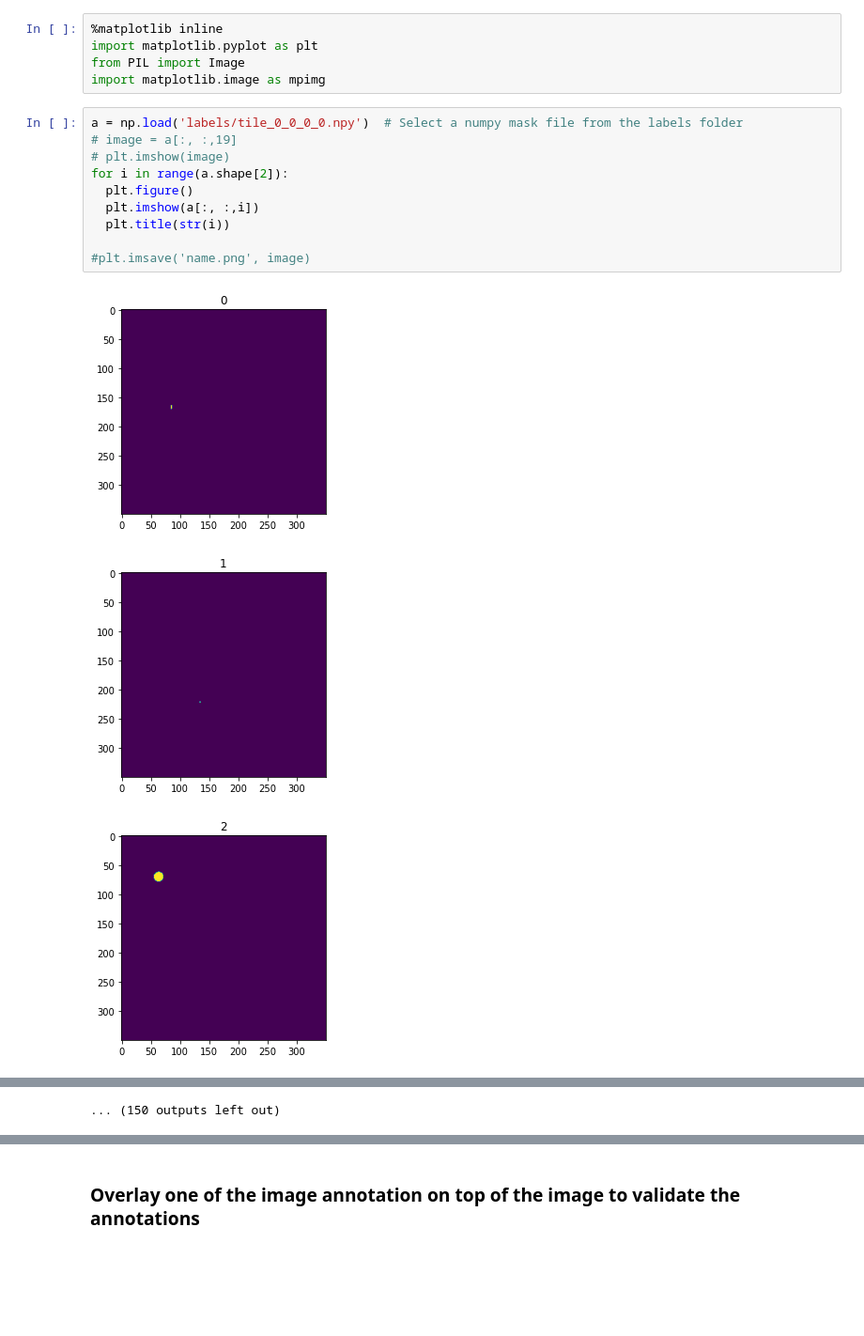
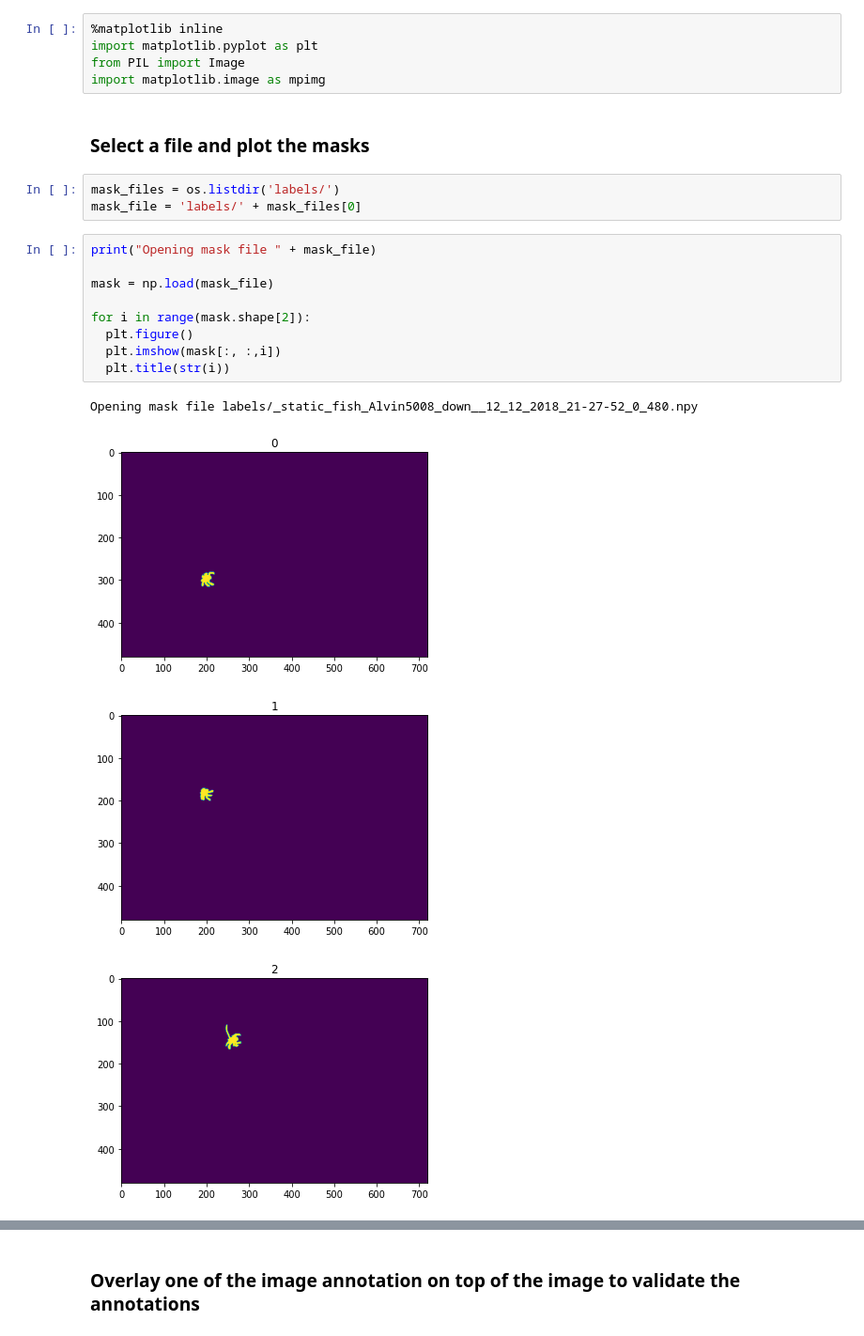
Before and after one commit to DREAMS-lab/DeepGIS_deeplearning_zoo, a Jupyter notebook: Mask_RCNN_training_in_DeepGIS.ipynb, the cells around one changed output, grey strips where cells are left out. Shown at 94% size. Drawn from its saved outputs; the diff is of its cells as text; blank space fills up the shorter version.

```diff
--- a/mask_rcnn_training_DeepGIS.ipynb
+++ b/Mask_RCNN_training_in_DeepGIS.ipynb
@@ -265,17 +207,22 @@ labels/tile_0_0_0_0.npy
 import matplotlib.pyplot as plt
 from PIL import Image
 import matplotlib.image as mpimg
+# %% [markdown]
+### Select a file and plot the masks
+# %%
+mask_files = os.listdir('labels/')
+mask_file = 'labels/' + mask_files[0]
 # %%
-a = np.load('labels/tile_0_0_0_0.npy')  # Select a numpy mask file from the labels folder
-# image = a[:, :,19]
-# plt.imshow(image)
-for i in range(a.shape[2]):
+print("Opening mask file " + mask_file)
+
+mask = np.load(mask_file)
+
+for i in range(mask.shape[2]):
   plt.figure()
-  plt.imshow(a[:, :,i])
+  plt.imshow(mask[:, :,i])
   plt.title(str(i))
-
-#plt.imsave('name.png', image)
 # %% [output]
+Opening mask file labels/_static_fish_Alvin5008_down__12_12_2018_21-27-52_0_480.npy
-[figure, old version]
+[figure, new version]
-[figure, old version]
+[figure, new version]
-[figure, old version]
+[figure, new version]
@@ -291,2 +233 @@ for i in range(a.shape[2]):
-... (150 outputs left out)
 # %%
```
Also changed, not shown: parts of 26 cells of this notebook.
